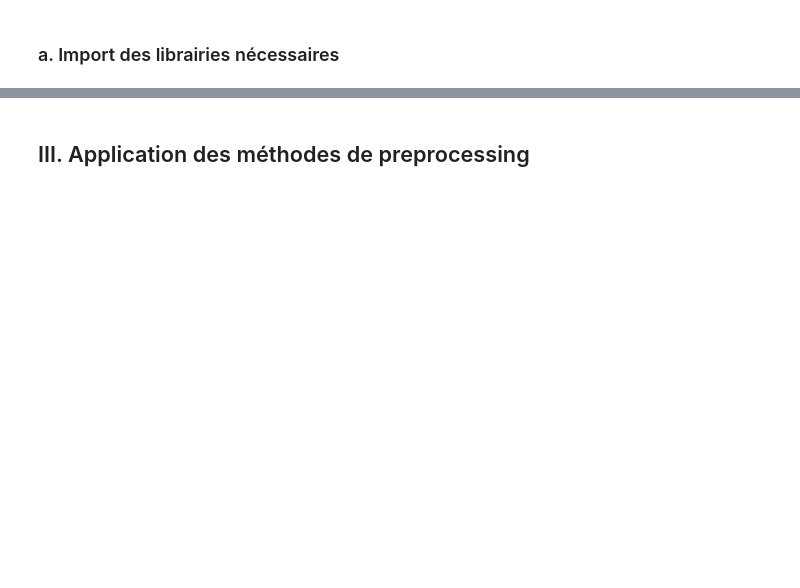
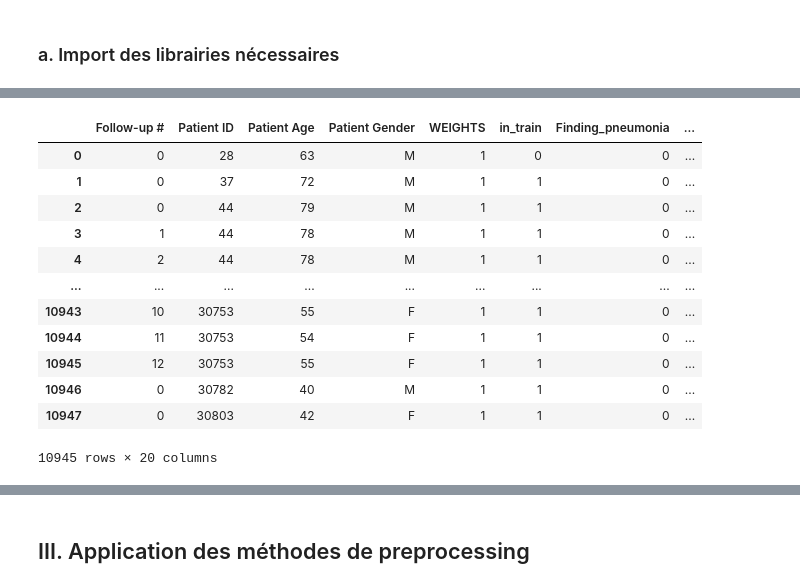
Before and after one commit to Raouf-Medj/projet-fairness, a Jupyter notebook: rendu.ipynb, the cells around one changed output, grey strips where cells are left out. Saved outputs shown, nothing was run; the diff lists cells and outputs as text; code cells hidden in the pictures; blank space fills up the shorter version.

```diff
--- a/rendu.ipynb
+++ b/rendu.ipynb
@@ -30 +107,4 @@ L’objectif de ce projet est d’**analyser un sous-ensemble de métadonnées e
+# %%
+DATA_DIR = "./DATA"
+df = pd.read_csv(DATA_DIR+"/metadata.csv")
 # %% [markdown]
@@ -31,0 +188,20 @@ L’objectif de ce projet est d’**analyser un sous-ensemble de métadonnées e
+# %%
+# Élimination des outliers (age > 130 years old)
+df = df[df['Patient Age'] <= 130]
+
+# Séparation des données train-test
+train_test_split(df)
+
+# Séparation des colonnes liées aux images des autres métadonnées
+df_image_related = df[['Image Index', 'OriginalImage[Width', 'Height]', 'OriginalImagePixelSpacing[x', 'y]', 'View Position']]
+df_others = df.drop(columns=['Image Index',
+    'OriginalImage[Width', 'Height]', 'OriginalImagePixelSpacing[x', 'y]', 'View Position'])
+
+# Déplacement du label 'Finding Labels' à la fin du dataframe.
+df_others = df_others[[col for col in df_others.columns if col != 'Finding Labels'] + ['Finding Labels']]
+df_original_label = df_others[['Finding Labels']]
+
+print(df_others.shape)
+# On remarque que le nombre de points de données a diminué de 6 (outliers eliminés).
+
+df_others.head()
@@ -31,0 +216,30 @@ L’objectif de ce projet est d’**analyser un sous-ensemble de métadonnées e
+# %%
+# VERSION 1: encodage one-hot du label
+
+# a. Création d'une colonne 'Finding Labels' contenant une liste des labels
+df_encoded_OH = df_others.copy()
+df_encoded_OH['Finding Labels'] = df_encoded_OH['Finding Labels'].replace('No Finding', '').str.split('|')
+df_encoded_OH['Finding Labels'] = df_encoded_OH['Finding Labels'].apply(lambda x: [] if x == [''] else x)
+
+# b. Encodage des colonnes en One-Hot avec le prefix "Finding_"
+all_labels = set([label for sublist in df_encoded_OH['Finding Labels'] for label in sublist])
+for label in all_labels:
+    column_name = f"Finding_{label.lower().replace(' ', '_')}"
+    df_encoded_OH[column_name] = df_encoded_OH['Finding Labels'].apply(lambda x: 1 if label in x else 0)
+df_encoded_OH = df_encoded_OH.drop(columns=['Finding Labels'])
+
+df_encoded_OH
+# %% [output]
+|  | Follow-up # | Patient ID | Patient Age | Patient Gender | WEIGHTS | in_train | Finding_pneumonia | ... |
+| 0 | 0 | 28 | 63 | M | 1 | 0 | 0 | ... |
+| 1 | 0 | 37 | 72 | M | 1 | 1 | 0 | ... |
+| 2 | 0 | 44 | 79 | M | 1 | 1 | 0 | ... |
+| 3 | 1 | 44 | 78 | M | 1 | 1 | 0 | ... |
+| 4 | 2 | 44 | 78 | M | 1 | 1 | 0 | ... |
+| ... | ... | ... | ... | ... | ... | ... | ... | ... |
+| 10943 | 10 | 30753 | 55 | F | 1 | 1 | 0 | ... |
+| 10944 | 11 | 30753 | 54 | F | 1 | 1 | 0 | ... |
+| 10945 | 12 | 30753 | 55 | F | 1 | 1 | 0 | ... |
+| 10946 | 0 | 30782 | 40 | M | 1 | 1 | 0 | ... |
+| 10947 | 0 | 30803 | 42 | F | 1 | 1 | 0 | ... |
+10945 rows × 20 columns
```
Also changed, not shown: parts of 30 cells of this notebook, 1 other file.
